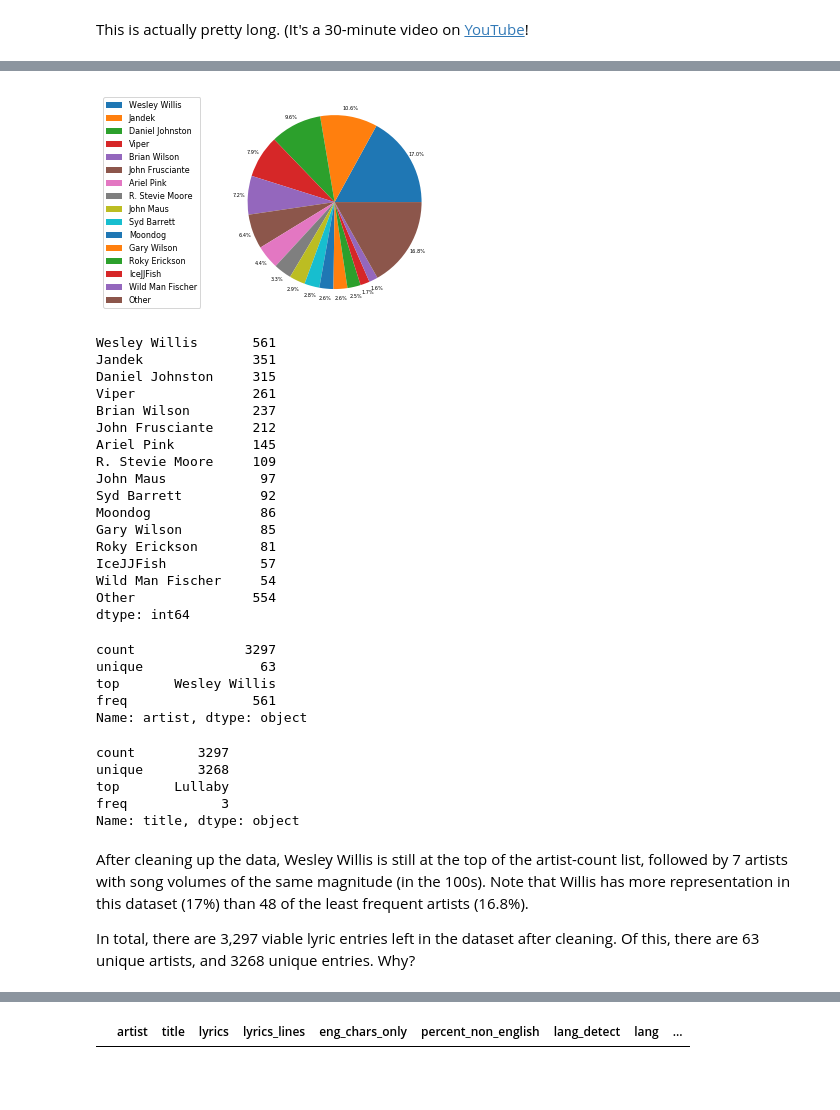
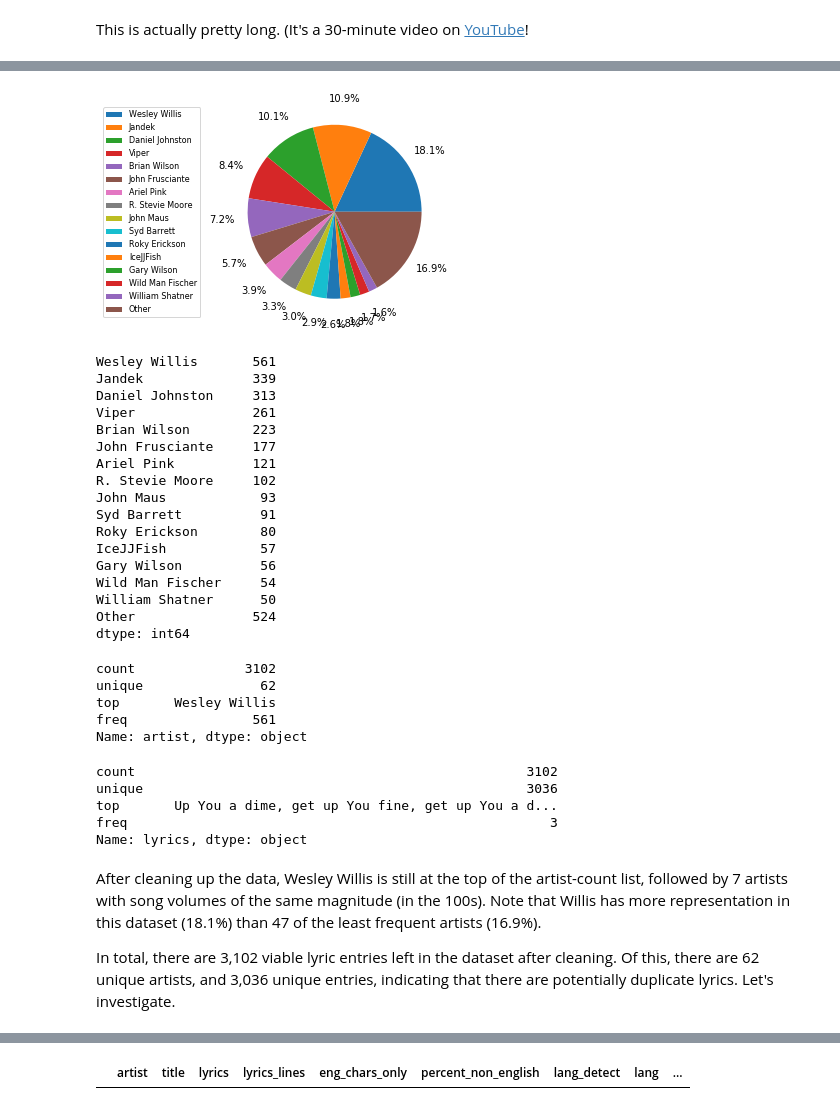
Before and after one commit to Data-Science-for-Linguists-2022/Outsider-Music-Linguistic-Analysis, a Jupyter notebook: scripts_&_analysis/3_data_cleaning_and_exploration.ipynb, the cells around one changed output, grey strips where cells are left out. Saved outputs shown, nothing was run; the diff lists cells and outputs as text; code cells hidden in the pictures; blank space fills up the shorter version.

Commit message:
Basic Analysis of Both Datasets

```diff
--- a/scripts_&_analysis/3_data_cleaning_and_exploration.ipynb
+++ b/scripts_&_analysis/3_data_cleaning_and_exploration.ipynb
@@ -137,2 +134,0 @@ Let's get rid of those 202 empty strings and replace with null vlaues.
-# %%
-lyricsdf = lyricsdf.replace("", None)
@@ -466,7 +452,7 @@ From earlier, I remember seeing "Transcription in progress ..." lyric entries.
 # %%
 i=0
 while i != len(lyricsdf):
-    x = re.findall(r"Transcription", lyricsdf.lyrics[i])
+    x = re.findall(r"transcription", lyricsdf.lyrics[i], re.IGNORECASE)
     if x: print(x)
     i = i+1
 # %% [output]
@@ -809,52 +843,52 @@ artists_to_plot = artists_to_plot.append(pd.Series(sum))
 artists_to_plot.rename(index={0:'Other'},inplace=True)
 # %%
 # Only shows the top 15 artists, as well as 48 "Other" artists grouped together
-plt.pie(artists_to_plot, autopct='%1.1f%%', pctdistance = 1.1, labeldistance = 1.1)
+plt.pie(artists_to_plot, autopct='%1.1f%%', pctdistance = 1.3, labeldistance = 1.4)
 plt.legend(artists_to_plot.index, bbox_to_anchor=(-0.1, 1.),
            fontsize=8)
-plt.savefig('../images/artist_dist_fig.png')
+plt.savefig('../images/outsider_artist_dist_fig.png')
 plt.show()
 # %% [output]
-[figure, old version]
+[figure, new version]
 # %%
 artists_to_plot
 # %% [output]
 Wesley Willis       561
-Jandek              351
-Daniel Johnston     315
+Jandek              339
+Daniel Johnston     313
 Viper               261
-Brian Wilson        237
-John Frusciante     212
-Ariel Pink          145
-R. Stevie Moore     109
-John Maus            97
-Syd Barrett          92
-Moondog              86
-Gary Wilson          85
-Roky Erickson        81
+Brian Wilson        223
+John Frusciante     177
+Ariel Pink          121
+R. Stevie Moore     102
+John Maus            93
+Syd Barrett          91
+Roky Erickson        80
 IceJJFish            57
+Gary Wilson          56
 Wild Man Fischer     54
-Other               554
+William Shatner      50
+Other               524
 dtype: int64
 # %%
 lyricsdf.artist.describe()
 # %% [output]
-count              3297
-unique               63
+count              3102
+unique               62
 top       Wesley Willis
 freq                561
 Name: artist, dtype: object
 # %%
-lyricsdf.title.describe()
+lyricsdf.lyrics.describe()
 # %% [output]
-count        3297
-unique       3268
-top       Lullaby
-freq            3
-Name: title, dtype: object
+count                                                  3102
+unique                                                 3036
+top       Up You a dime, get up You fine, get up You a d...
+freq                                                      3
+Name: lyrics, dtype: object
 # %% [markdown]
-After cleaning up the data, Wesley Willis is still at the top of the artist-count list, followed by 7 artists with song volumes of the same magnitude (in the 100s).  Note that Willis has more representation in this dataset (17%) than 48 of the least frequent artists (16.8%).
+After cleaning up the data, Wesley Willis is still at the top of the artist-count list, followed by 7 artists with song volumes of the same magnitude (in the 100s).  Note that Willis has more representation in this dataset (18.1%) than 47 of the least frequent artists (16.9%).
 
-In total, there are 3,297 viable lyric entries left in the dataset after cleaning.  Of this, there are 63 unique artists, and 3268 unique entries.  Why?
+In total, there are 3,102 viable lyric entries left in the dataset after cleaning.  Of this, there are 62 unique artists, and 3,036 unique entries, indicating that there are potentially duplicate lyrics.  Let's investigate.
 # %%
 # It looks like there are some duplicate lyrics.  These should be removed for statistical analysis of lyrics.
```
Also changed, not shown: parts of 80 cells of this notebook, 6 other files.
